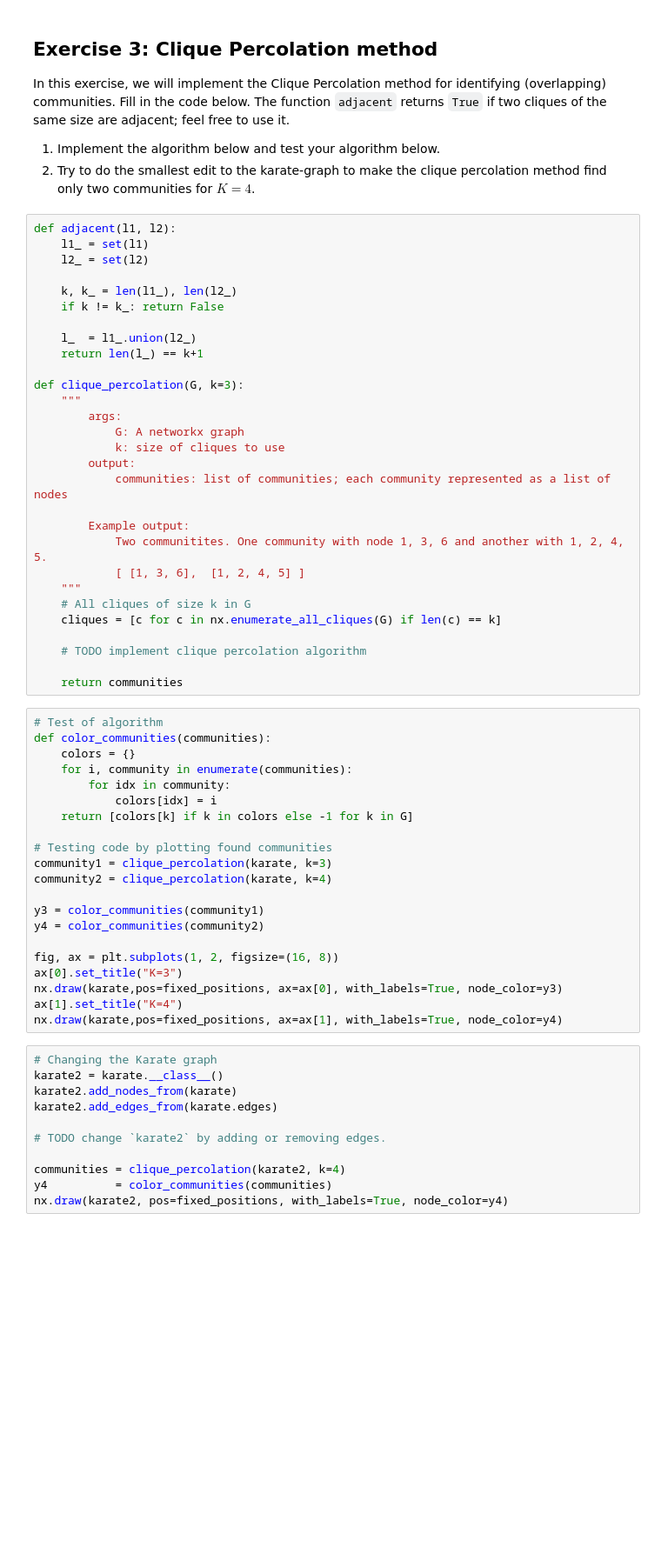
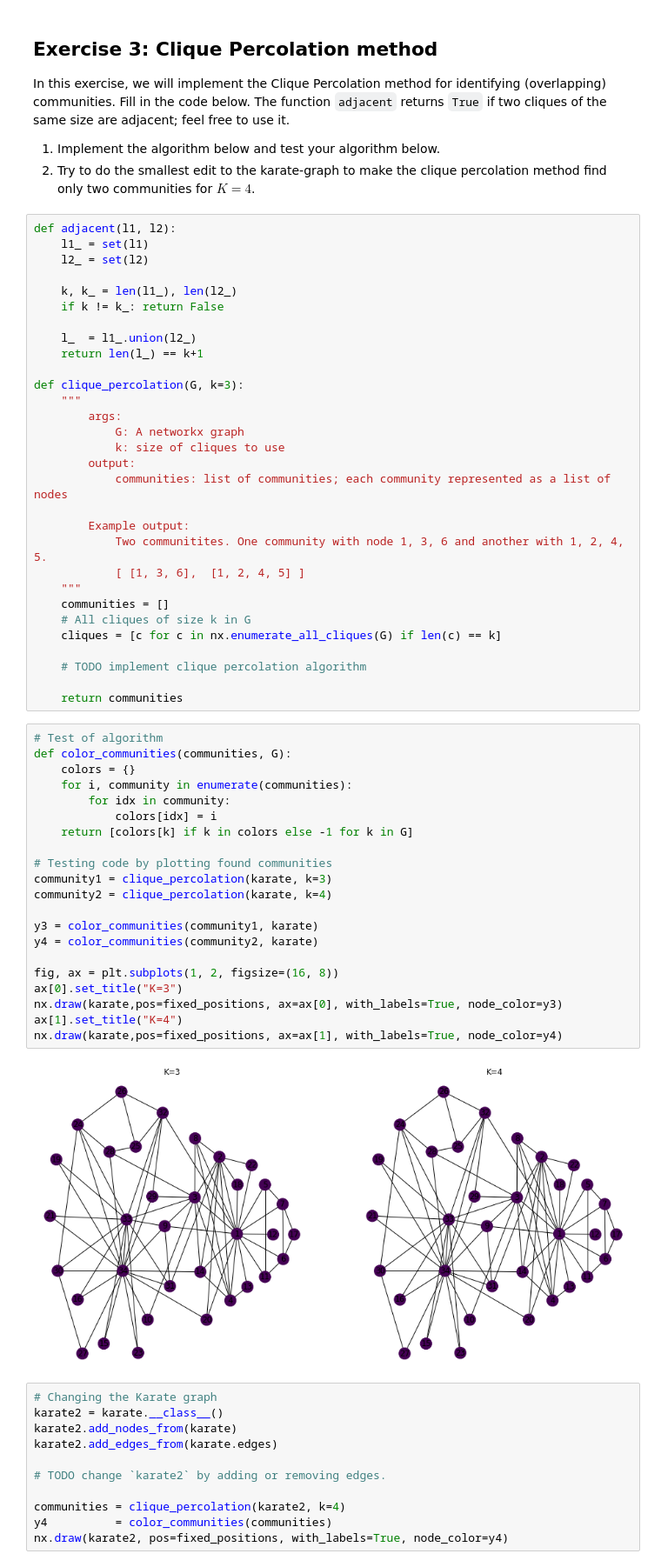
Before and after one commit to FrederikVigen/dm2021-exercises, a Jupyter notebook: exercises/Week 7 - Community Detection.ipynb, the cells around one changed output. Shown: that part at 87% size. Saved outputs shown, nothing was run; the diff lists cells and outputs as text; blank space fills up the shorter version.

```diff
--- a/exercises/Week 7 - Community Detection.ipynb
+++ b/exercises/Week 7 - Community Detection.ipynb
@@ -202,6 +215,7 @@ def clique_percolation(G, k=3):
             Two communitites. One community with node 1, 3, 6 and another with 1, 2, 4, 5.
             [ [1, 3, 6],  [1, 2, 4, 5] ]
     """
+    communities = []
     # All cliques of size k in G
     cliques = [c for c in nx.enumerate_all_cliques(G) if len(c) == k]
 
@@ -210,25 +224,27 @@ def clique_percolation(G, k=3):
     return communities
 # %%
 # Test of algorithm
-def color_communities(communities):
+def color_communities(communities, G):
     colors = {}
     for i, community in enumerate(communities):
         for idx in community:
             colors[idx] = i
     return [colors[k] if k in colors else -1 for k in G]
 
 # Testing code by plotting found communities
 community1 = clique_percolation(karate, k=3)
 community2 = clique_percolation(karate, k=4)
 
-y3 = color_communities(community1)
-y4 = color_communities(community2)
+y3 = color_communities(community1, karate)
+y4 = color_communities(community2, karate)
 
 fig, ax = plt.subplots(1, 2, figsize=(16, 8))
 ax[0].set_title("K=3")
 nx.draw(karate,pos=fixed_positions, ax=ax[0], with_labels=True, node_color=y3)
 ax[1].set_title("K=4")
 nx.draw(karate,pos=fixed_positions, ax=ax[1], with_labels=True, node_color=y4)
+# %% [output]
+[figure, added]
 # %%
 # Changing the Karate graph
 karate2 = karate.__class__()
```
Also changed, not shown: parts of 3 cells of this notebook.
